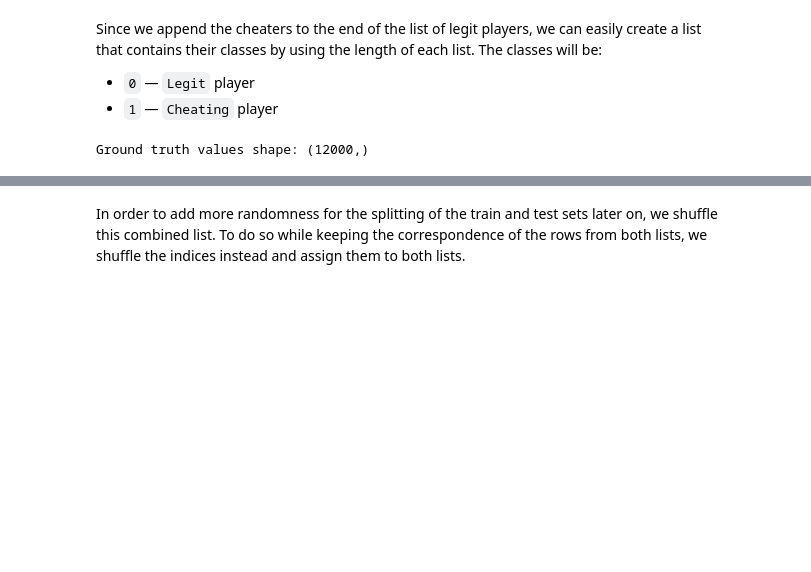
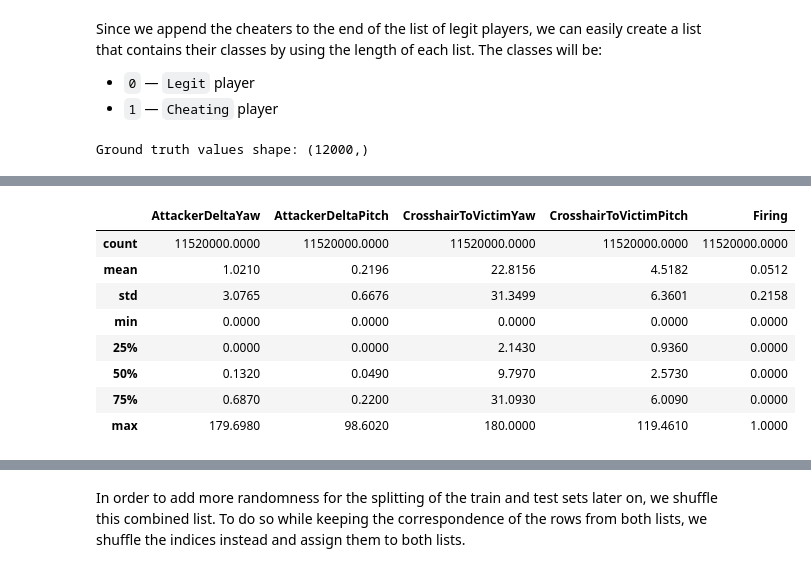
Before and after one commit to Janicon/stintsy-csgo, a Jupyter notebook: STINSTY MP.ipynb, the cells around one changed output, grey strips where cells are left out. Saved outputs shown, nothing was run; the diff lists cells and outputs as text; code cells hidden in the pictures; blank space fills up the shorter version.

```diff
--- a/STINSTY MP.ipynb
+++ b/STINSTY MP.ipynb
@@ -80,0 +181,12 @@ Ground truth values shape: (12000,)
+# %%
+cheaters_df.describe()
+# %% [output]
+|  | AttackerDeltaYaw | AttackerDeltaPitch | CrosshairToVictimYaw | CrosshairToVictimPitch | Firing |
+| count | 11520000.0000 | 11520000.0000 | 11520000.0000 | 11520000.0000 | 11520000.0000 |
+| mean | 1.0210 | 0.2196 | 22.8156 | 4.5182 | 0.0512 |
+| std | 3.0765 | 0.6676 | 31.3499 | 6.3601 | 0.2158 |
+| min | 0.0000 | 0.0000 | 0.0000 | 0.0000 | 0.0000 |
+| 25% | 0.0000 | 0.0000 | 2.1430 | 0.9360 | 0.0000 |
+| 50% | 0.1320 | 0.0490 | 9.7970 | 2.5730 | 0.0000 |
+| 75% | 0.6870 | 0.2200 | 31.0930 | 6.0090 | 0.0000 |
+| max | 179.6980 | 98.6020 | 180.0000 | 119.4610 | 1.0000 |
```
Also changed, not shown: parts of 18 cells of this notebook.
